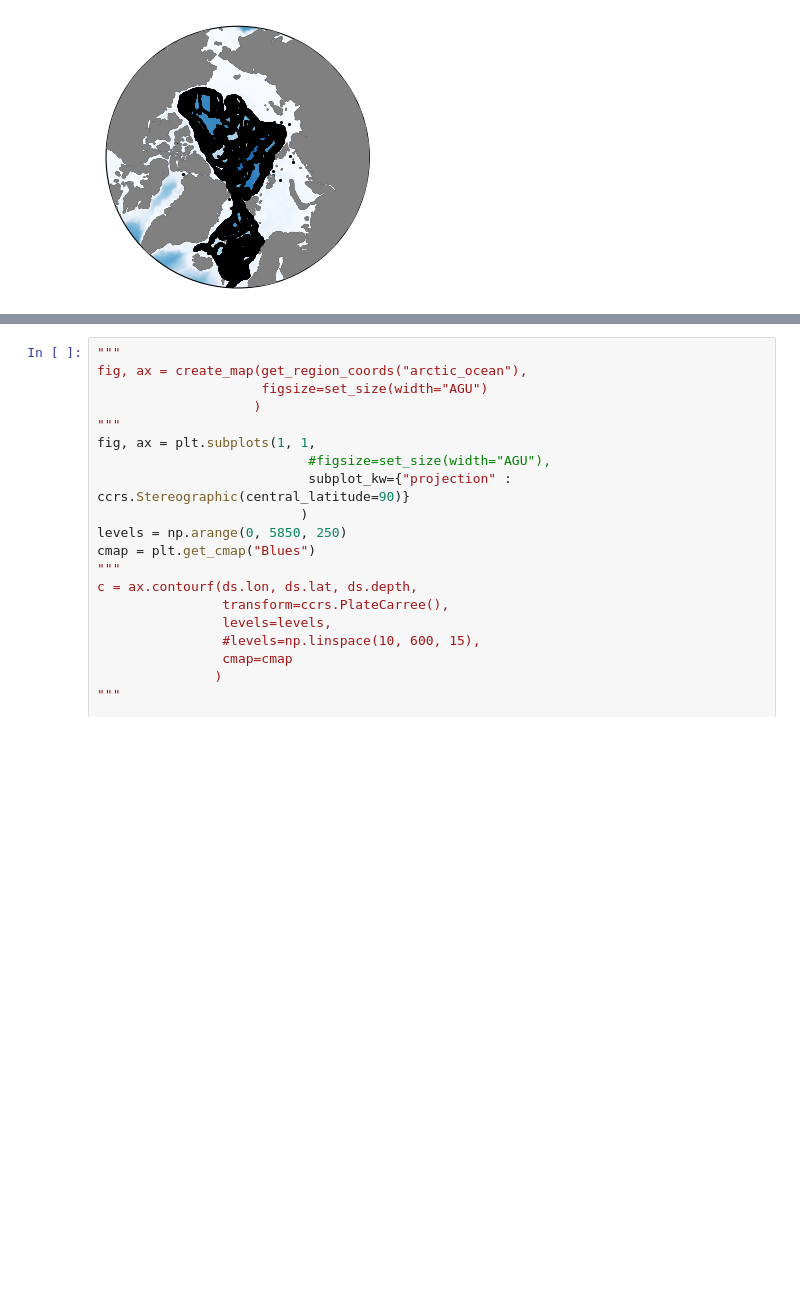
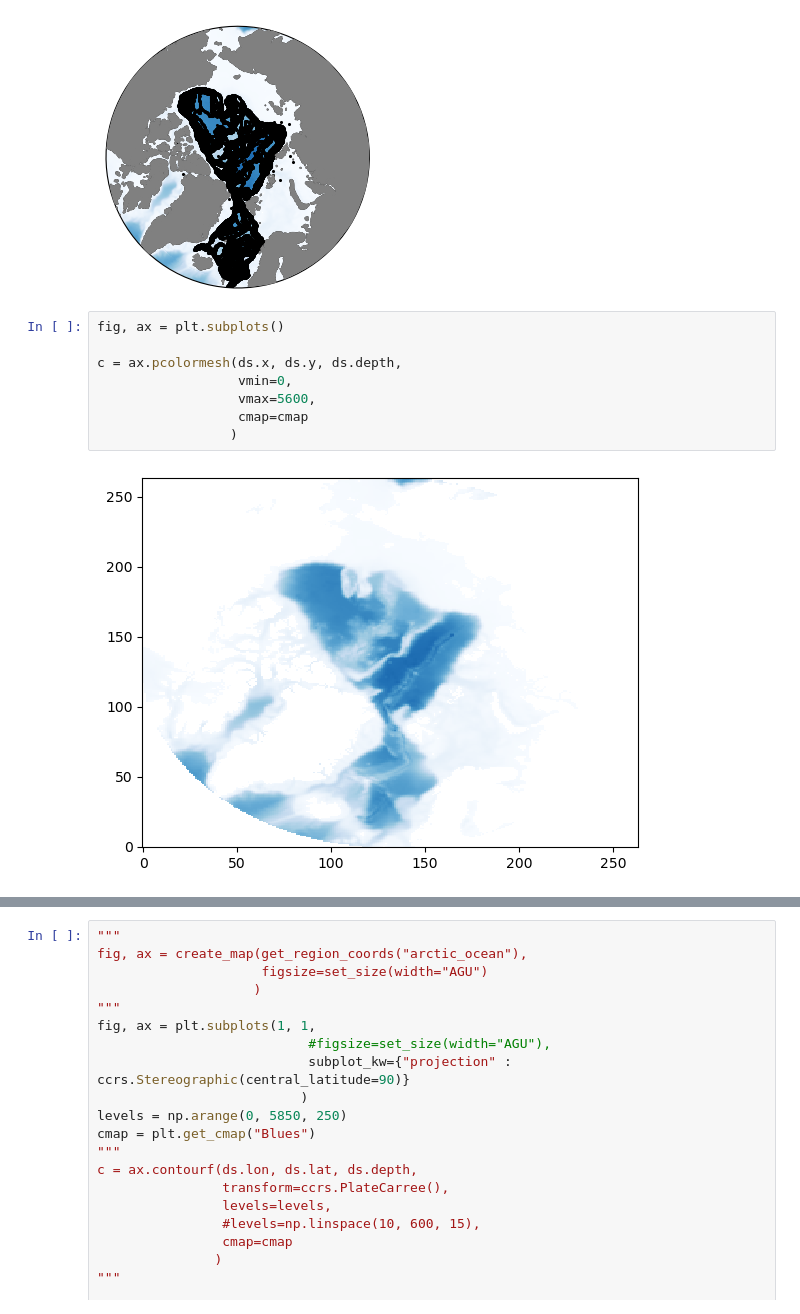
Before and after one commit to janadr/time-mean-arctic-ocean-circulation, a Jupyter notebook: code/plot_geographical_context.ipynb, the cells around one changed output, grey strips where cells are left out. Cells and saved outputs as stored; diff of their text form; blank space fills up the shorter version.

Commit message:
computer exhibiting strange visual artifacts, safety push.

```diff
--- a/code/plot_geographical_context.ipynb
+++ b/code/plot_geographical_context.ipynb
@@ -175,3 +215,13 @@ for region_name in region_contours:
 fig.savefig(figdir + f"geographical_context.png", dpi=300, bbox_inches="tight")
 # %% [output]
 [figure]
+# %%
+fig, ax = plt.subplots()
+
+c = ax.pcolormesh(ds.x, ds.y, ds.depth,
+                  vmin=0,
+                  vmax=5600,
+                  cmap=cmap
+                 )
+# %% [output]
+[figure, added]
```
Also changed, not shown: parts of 9 cells of this notebook, 12 other files.
